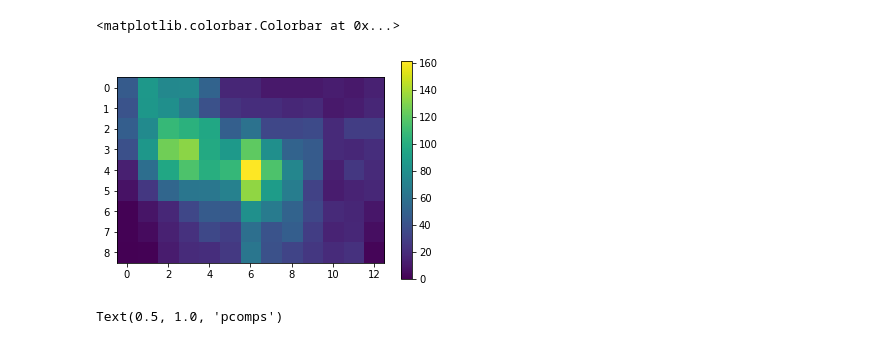
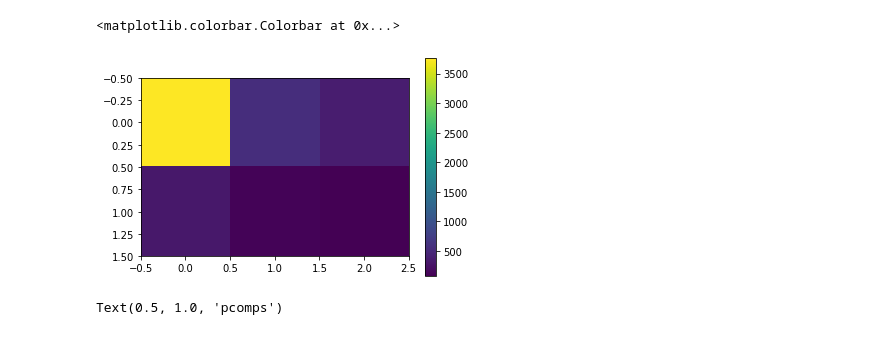
Before and after one commit to aditya-sengupta/exosyssim-prototyping, a Jupyter notebook: notebooks/abc_occurrence.ipynb, the cells around one changed output. Drawn from its saved outputs; the diff is of its cells as text; code cells hidden in the pictures.

```diff
--- a/notebooks/abc_occurrence.ipynb
+++ b/notebooks/abc_occurrence.ipynb
@@ -17,21 +17,21 @@ from dev.constants import minmeanmax
 %autoreload 2
 # %%
 kois, stellar = utils.get_paired_kepler_catalogs()
-period_bins = np.array([0.5, 1.25, 2.5, 5, 10, 20, 40, 80, 160, 320])
-rp_bins = np.array([0.5, 0.75, 1, 1.25, 1.5, 1.75, 2, 2.5, 3, 4, 6, 8, 12, 16])
+period_bins = np.array([0.5, 100, 320])
+rp_bins = np.array([0.5, 3, 6, 16])
 log_p_bins, log_r_bins = np.log(period_bins), np.log(rp_bins)
 log_p_bins = np.append(log_p_bins, float('inf'))
 log_r_bins = np.append(log_r_bins, float('inf'))
 period_rng = (min(period_bins), max(period_bins))
 rp_rng = (min(rp_bins), max(rp_bins))
 
 f = np.histogram2d(kois.koi_period, kois.koi_prad, bins=[period_bins, rp_bins])[0] / len(stellar)
 lam = np.sum(f)
 plt.imshow(np.histogram2d(kois.koi_period, kois.koi_prad, bins=[period_bins, rp_bins])[0])
 plt.colorbar()
 # %% [output]
 <matplotlib.colorbar.Colorbar at 0x...>
-[figure, old version]
+[figure, new version]
 # %%
 combined = pd.merge(kois, stellar, on='kepid')
 cosincls = np.cos(np.pi * combined['koi_incl'].values / 180)
```
Also changed, not shown: parts of 6 cells of this notebook, 1 other file.
